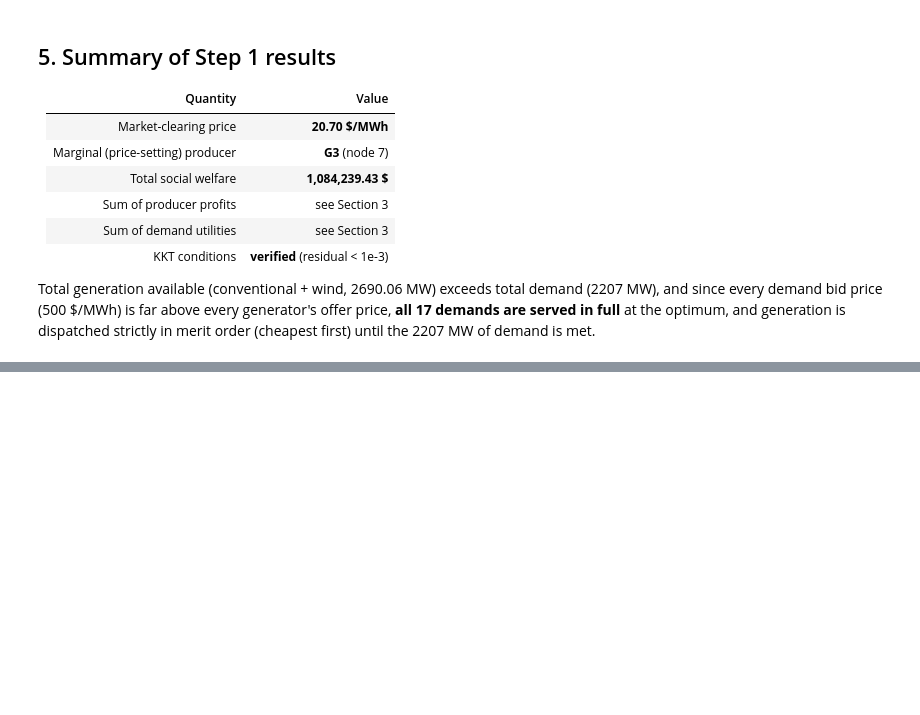
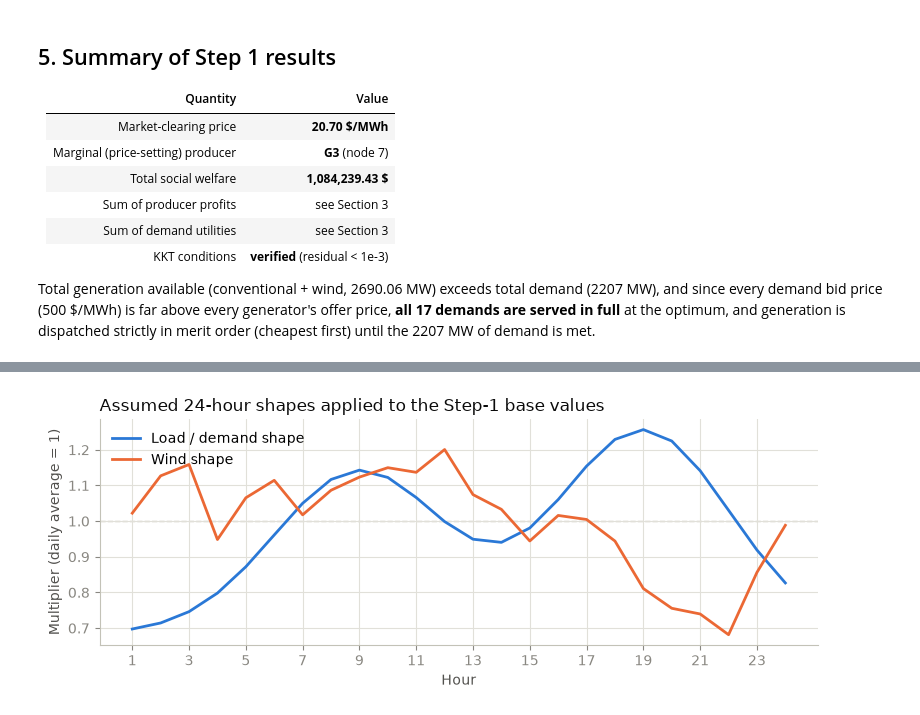
Before and after one commit to javierozoresarconada-spec/Renewables-Electricity-Markets-Energy-Forecasting-Portfolio-Quant-Analyst, a Jupyter notebook: Assignment 1.ipynb, the cells around one changed output, grey strips where cells are left out. Saved outputs shown, nothing was run; the diff lists cells and outputs as text; code cells hidden in the pictures; blank space fills up the shorter version.

Commit message:
Step 2 - Multiple hours done

```diff
--- a/Assignment 1.ipynb
+++ b/Assignment 1.ipynb
@@ -496,0 +604,20 @@ of demand is met.
+# %%
+import matplotlib.pyplot as plt
+
+fig, ax = plt.subplots(figsize=(8, 3.2))
+ax.plot(hours, load_shape, color="#2a78d6", linewidth=2, label="Load / demand shape")
+ax.plot(hours, wind_shape, color="#eb6834", linewidth=2, label="Wind shape")
+ax.axhline(1.0, color="#c3c2b7", linewidth=1, linestyle="--", zorder=0)
+ax.set_xlabel("Hour", color="#52514e")
+ax.set_ylabel("Multiplier (daily average = 1)", color="#52514e")
+ax.set_title("Assumed 24-hour shapes applied to the Step-1 base values", color="#0b0b0b", loc="left")
+ax.set_xticks(range(1, 25, 2))
+ax.grid(True, color="#e1e0d9", linewidth=0.8)
+ax.spines[["top", "right"]].set_visible(False)
+ax.spines[["left", "bottom"]].set_color("#c3c2b7")
+ax.tick_params(colors="#898781")
+ax.legend(frameon=False, loc="upper left")
+fig.tight_layout()
+plt.show()
+# %% [output]
+[figure, added]
```
Also changed, not shown: parts of 18 cells of this notebook, 2 other files.
